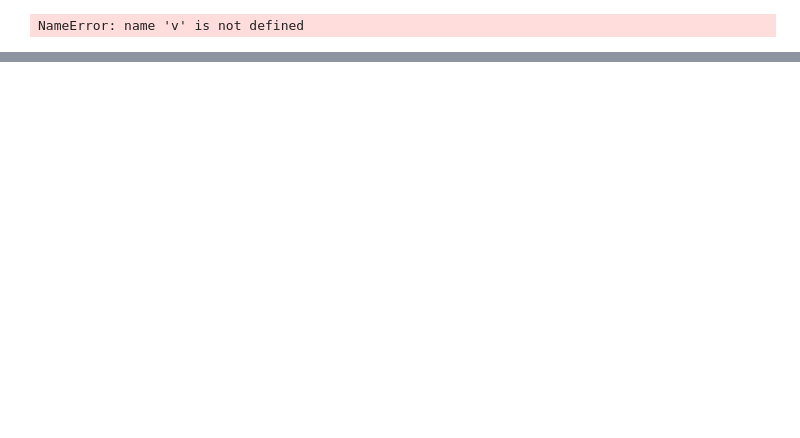
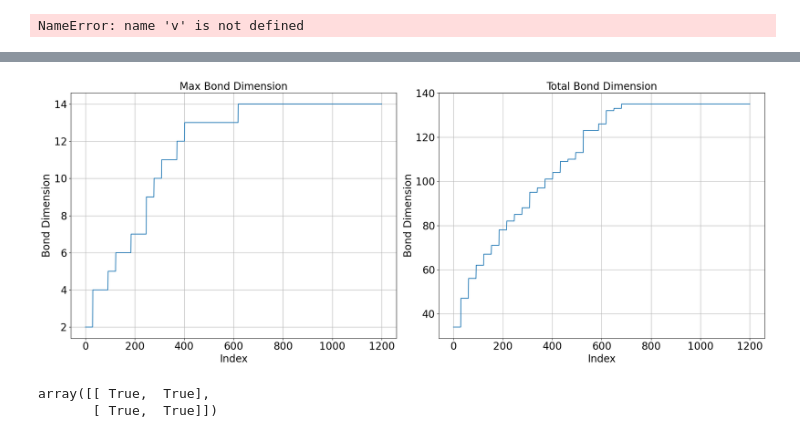
Before and after one commit to Pouri96/pytreenet, a Jupyter notebook: part 3.ipynb, the cells around one changed output, grey strips where cells are left out. Drawn from its saved outputs; the diff is of its cells as text; code cells hidden in the pictures; blank space fills up the shorter version.

```diff
--- a/part 3.ipynb
+++ b/part 3.ipynb
@@ -620,5 +581,3 @@ tdvp_ex1 = ptn.SecondOrderOneSiteTDVP(initial_state = ttn,
 v
 # %% [output]
 NameError: name 'v' is not defined
-# %%
-tdvp_ex1.run_ex(evaluation_time=1)
@@ -2406,13 +583,0 @@ print(A , B)
-# %%
-########
-
-orth_center_id_1 = tdvp_ex1.state.root_id
-orth_center_id_2 = orth_center_id_1.replace('Site', 'Node')
-#tdvp_ex1.state = ptn.normalize_ttn_Lindblad_3(tdvp_ex1.state , orth_center_id_1 , orth_center_id_2)
-#tdvp_ex1.state = ptn.normalize_ttn_Lindblad_4(tdvp_ex1.state, orth_center_id_1)
-#tdvp_ex1.state = ptn.normalize_ttn_Lindblad_2(tdvp_ex1.state)
-########
-tdvp_ex1._orthogonalize_init(force_new=True)
-tdvp_ex1.partial_tree_cache = ptn.PartialTreeCachDict()
-tdvp_ex1._init_partial_tree_cache()
-tdvp_ex1.run_one_time_step_ex()
@@ -2455,0 +584,2 @@ tdvp_ex1._init_partial_tree_cache()
+# %%
+tdvp_ex1.run_ex(evaluation_time=2)
@@ -2455,0 +678,37 @@ tdvp_ex1._init_partial_tree_cache()
+# %%
+import matplotlib.pyplot as plt
+
+
+fig, (ax1, ax2) = plt.subplots(1, 2, figsize=(20, 8))
+
+# Plot max bond dimension
+ax1.plot(tdvp_ex1.max_bond_dim)
+ax1.set_title('Max Bond Dimension', fontsize=20)
+ax1.set_xlabel('Index', fontsize=20)
+ax1.set_ylabel('Bond Dimension', fontsize=20)
+ax1.tick_params(axis='both', which='major', labelsize=20)
+
+ax1.grid(True)
+
+# Plot total bond dimension
+ax2.plot(tdvp_ex1.total_bond_dim)
+ax2.set_title('Total Bond Dimension', fontsize=20)
+ax2.set_xlabel('Index', fontsize=20)
+ax2.set_ylabel('Bond Dimension', fontsize=20)
+ax2.tick_params(axis='both', which='major', labelsize=20)
+ax2.grid(True)
+
+
+# Adjust layout
+plt.tight_layout()
+
+# Show the plot
+plt.show()
+# %% [output]
+[figure, added]
+# %%
+X , Y , Z = ptn.pauli_matrices()
+Z @ Z == Z.T @ Z.T
+# %% [output]
+array([[ True,  True],
+       [ True,  True]])
```
Also changed, not shown: parts of 55 cells of this notebook, 25 other files.
